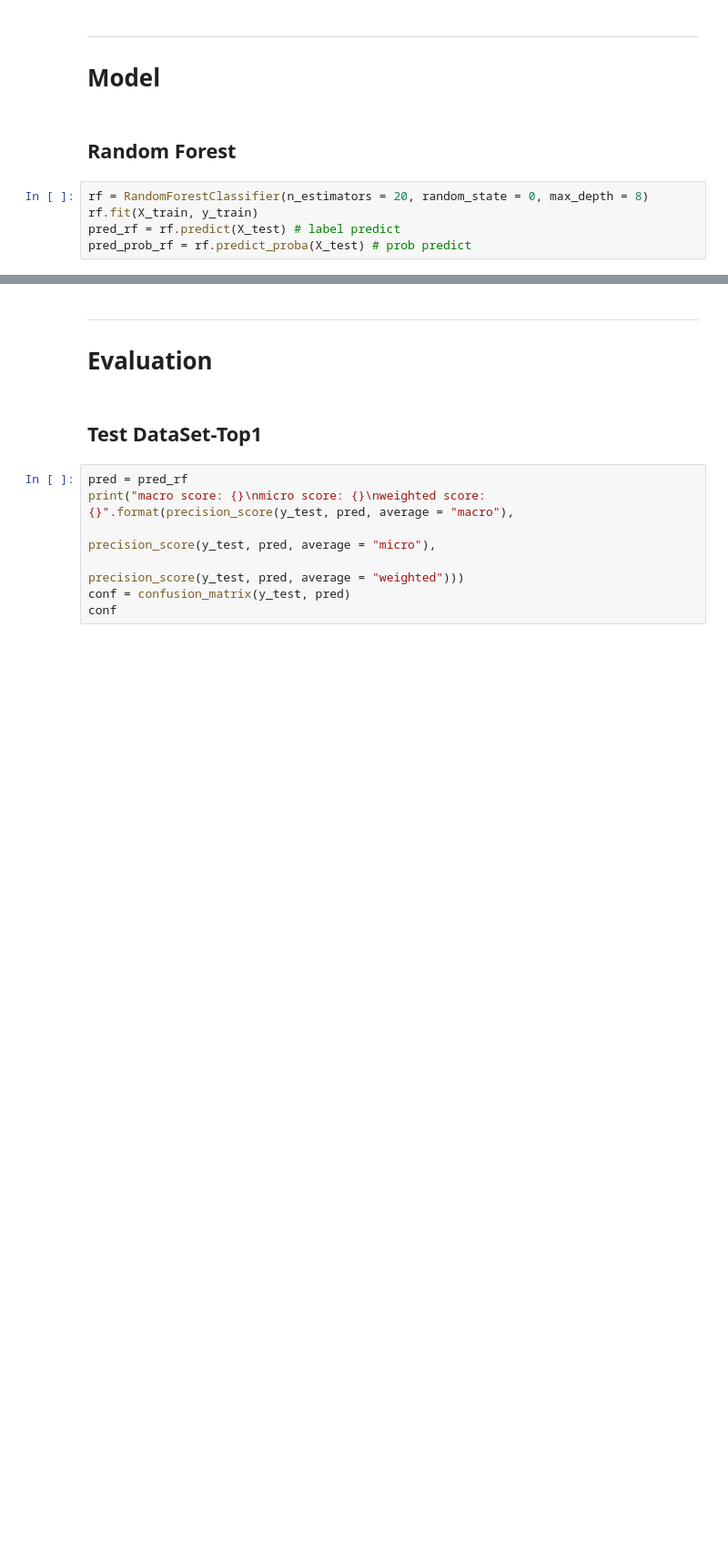
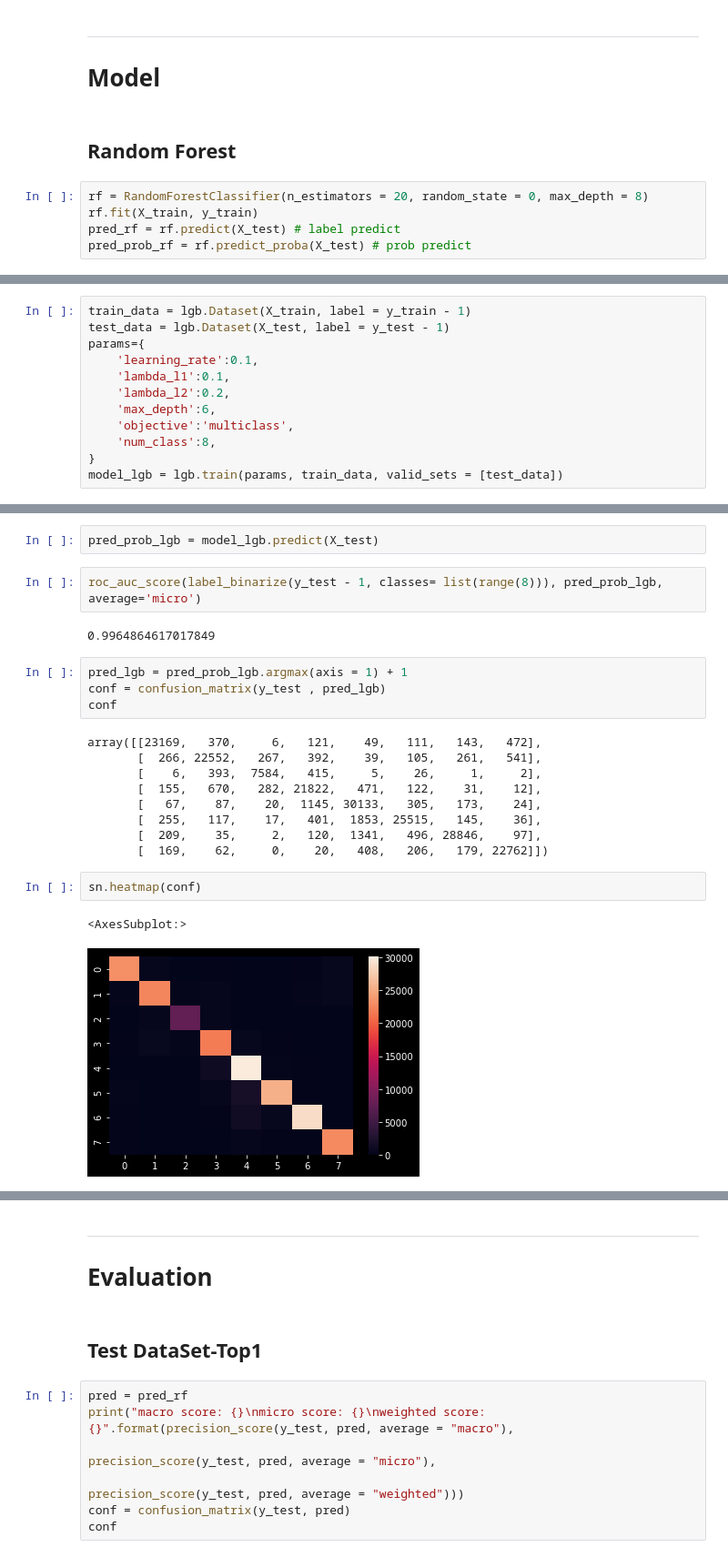
Before and after one commit to Ryanna-github/SHL2021, a Jupyter notebook: 2021-05-18_model_single.ipynb, the cells around one changed output, grey strips where cells are left out. Shown at 91% size. Drawn from its saved outputs; the diff is of its cells as text; blank space fills up the shorter version.

```diff
--- a/2021-05-18_model_single.ipynb
+++ b/2021-05-18_model_single.ipynb
@@ -126,0 +121,12 @@ Stack trace:
+# %%
+train_data = lgb.Dataset(X_train, label = y_train - 1)
+test_data = lgb.Dataset(X_test, label = y_test - 1)
+params={
+    'learning_rate':0.1,
+    'lambda_l1':0.1,
+    'lambda_l2':0.2,
+    'max_depth':6,
+    'objective':'multiclass',
+    'num_class':8,
+}
+model_lgb = lgb.train(params, train_data, valid_sets = [test_data])
@@ -126,0 +151,24 @@ Stack trace:
+# %%
+pred_prob_lgb = model_lgb.predict(X_test)
+# %%
+roc_auc_score(label_binarize(y_test - 1, classes= list(range(8))), pred_prob_lgb, average='micro')
+# %% [output]
+0.9964864617017849
+# %%
+pred_lgb = pred_prob_lgb.argmax(axis = 1) + 1
+conf = confusion_matrix(y_test , pred_lgb)
+conf
+# %% [output]
+array([[23169,   370,     6,   121,    49,   111,   143,   472],
+       [  266, 22552,   267,   392,    39,   105,   261,   541],
+       [    6,   393,  7584,   415,     5,    26,     1,     2],
+       [  155,   670,   282, 21822,   471,   122,    31,    12],
+       [   67,    87,    20,  1145, 30133,   305,   173,    24],
+       [  255,   117,    17,   401,  1853, 25515,   145,    36],
+       [  209,    35,     2,   120,  1341,   496, 28846,    97],
+       [  169,    62,     0,    20,   408,   206,   179, 22762]])
+# %%
+sn.heatmap(conf)
+# %% [output]
+<AxesSubplot:>
+[figure, added]
```
Also changed, not shown: parts of 62 cells of this notebook, 1 other file.
